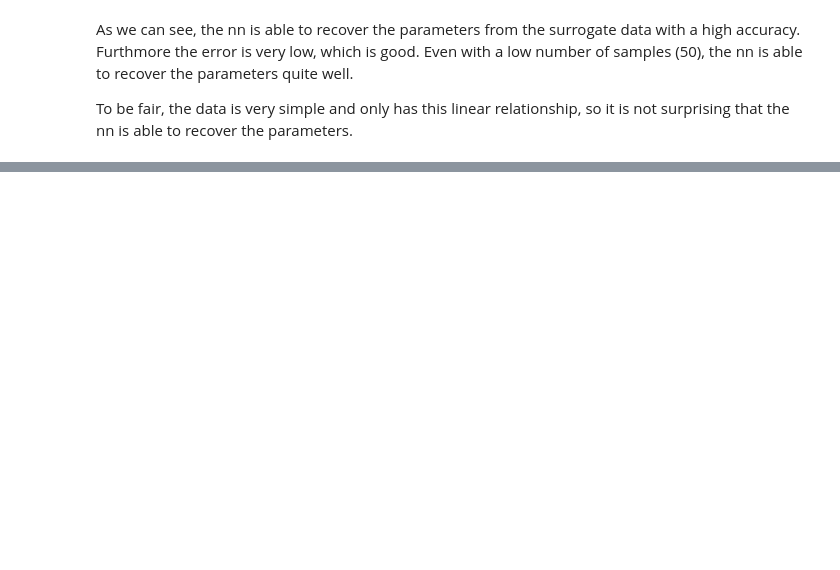
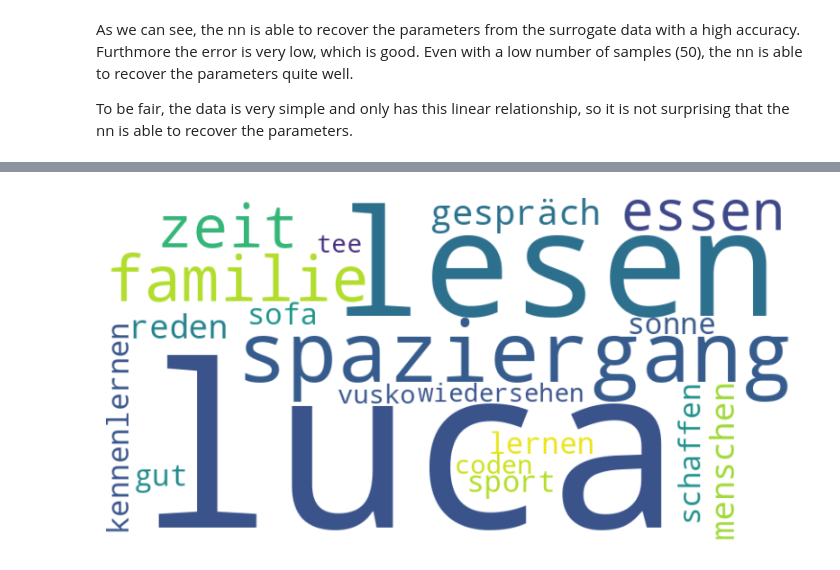
Before and after one commit to saurluca/scipy, a Jupyter notebook: start.ipynb, the cells around one changed output, grey strips where cells are left out. Drawn from its saved outputs; the diff is of its cells as text; code cells hidden in the pictures; blank space fills up the shorter version.

Commit message:
gratitude

```diff
--- a/start.ipynb
+++ b/start.ipynb
@@ -387,3 +378,91 @@ As we can see, the nn is able to recover the parameters from the surrogate data
 Furthmore the error is very low, which is good. Even with a low number of samples (50), the nn is able to recover the parameters quite well.
 
 To be fair, the data is very simple and only has this linear relationship, so it is not surprising that the nn is able to recover the parameters.
+# %%
+import pandas as pd
+import numpy as np
+import matplotlib.pyplot as plt
+import nltk
+import re
+
+from nltk import WordNetLemmatizer
+from nltk.corpus import stopwords
+from numpy.ma.core import indices
+from wordcloud import WordCloud
+nltk.download('punkt_tab')
+
+
+def rm_special_char(text):
+    print(text)
+    text = re.sub(r'\\n', ' ', text)
+    text = re.sub(r'[^a-z^ä^ü^ö^ß^é(\s]', '', text) #using regex to remove all characters that are non-numeric and not a lower case letter and not a space by replacing with ''
+    text = re.sub(r'lucas', 'luca', text)
+    text = text.strip()
+    print(text)
+    return text
+
+def tokenize(text):
+    text = nltk.word_tokenize(text)
+    return text
+
+def rm_stopwords(text):
+    stop_words = stopwords.words('german')
+    stop_words.extend(stopwords.words('english'))
+    stop_words.extend(['beim', 'denen', 'viele', 'nan', 'e', 'al', 'wa', 'aufm', 'nice', 'good', 'lot', 'cool', 'much'])
+    text_without_stopwords = [word for word in text if word not in stop_words]
+    return text_without_stopwords
+
+def lemmatize(text):
+    lemmatizer = WordNetLemmatizer()
+    for i in range(len(text)):
+        text[i] = lemmatizer.lemmatize(text[i], pos='n') #lemmatizing as noun
+        text[i] = lemmatizer.lemmatize(text[i], pos='v') #lemmatizing as verb (if no corresponding form is found, the word remains unchanged)
+    return text
+
+def preprocess(text):
+    text = str(text)
+    text = text.lower()
+    text = rm_special_char(text)
+    text = tokenize(text)
+    text = lemmatize(text)
+    text = rm_stopwords(text)
+    print(text)
+    return text
+
+def barchart_words(word_counts, num_words_to_diagram = 10):
+    mostfreqn = num_words_to_diagram
+    frequency = [y for (x, y) in word_counts][:mostfreqn]
+    word = [x for (x, y) in word_counts][:mostfreqn]
+    indices = np.arange(len(word_counts[:mostfreqn]))
+    plt.bar(indices, frequency, color='r')
+    plt.xticks(indices, word, rotation='vertical')
+    plt.tight_layout()
+    plt.show()
+
+def wordcloud_words(word_counts, num_words_to_diagram = 20):
+    word_counts_top_words = word_counts[:num_words_to_diagram]
+    # Create a dictionary that maps words to their frequencies
+    word_count_dict = {word: count for word, count in word_counts_top_words}
+
+    # Create a WordCloud object
+    wordcloud = WordCloud(width=800, height=400, background_color='white')
+
+    # Generate the word cloud
+    wordcloud.generate_from_frequencies(word_count_dict)
+
+    # Display the word cloud using matplotlib
+    plt.figure(figsize=(10, 5))
+    plt.imshow(wordcloud, interpolation='bilinear')
+
+    plt.axis("off")
+    plt.show()
+
+df = pd.read_csv('data/gratitude_entries-2025-02-17_jeelka.csv')
+print(df.head())
+preprocessed_entries = [preprocess(entry) for entry in df[('gratitude')]]
+preprocessed_entries_flat = [word for lst in preprocessed_entries for word in lst]
+word_count = nltk.FreqDist(preprocessed_entries_flat)
+word_count_top_words = word_count.most_common(1000)
+# barchart_words(word_count_top_words, 20)
+wordcloud_words(word_count_top_words, 20)
+# %% [output]
@@ -389,0 +488 @@ To be fair, the data is very simple and only has this linear relationship, so it
+[figure, added]
```
Also changed, not shown: parts of 3 cells of this notebook, 3 other files.
